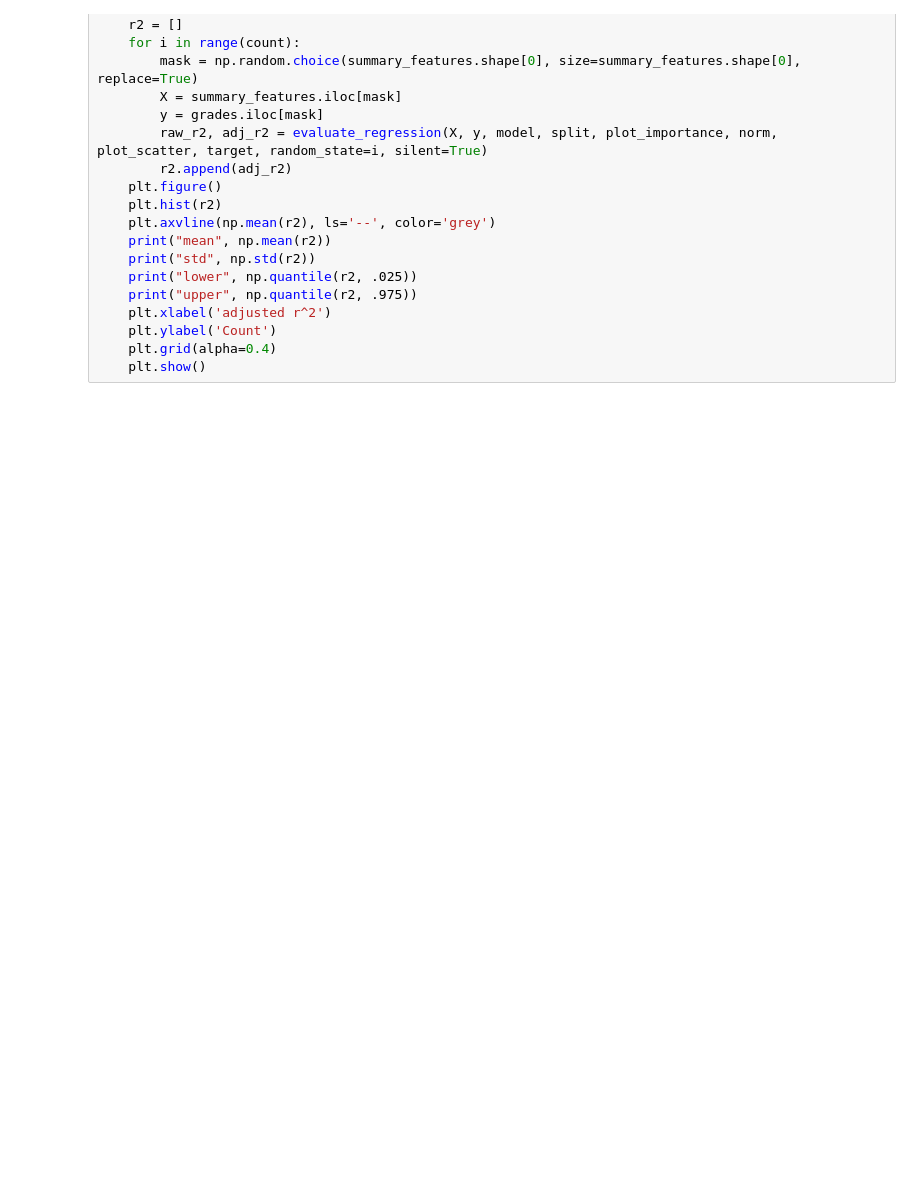
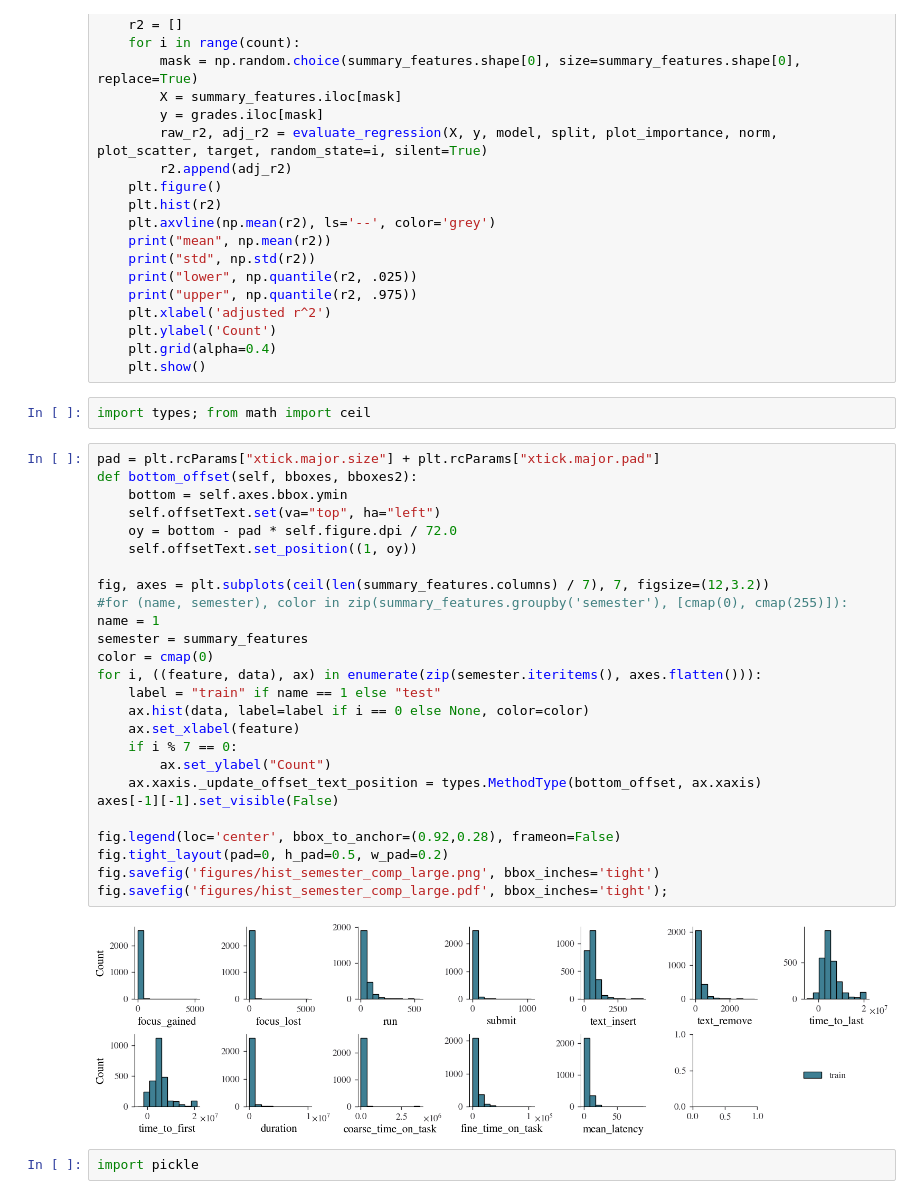
Before and after one commit to zacps/g-is-for-generalisation, a Jupyter notebook: EDA_large.ipynb, the cells around one changed output. Saved outputs shown, nothing was run; the diff lists cells and outputs as text; blank space fills up the shorter version.

```diff
--- a/EDA_large.ipynb
+++ b/EDA_large.ipynb
@@ -920,3 +909,35 @@ def bootstrap_regression(summary_features, grades, model, split, plot_importance
     plt.ylabel('Count')
     plt.grid(alpha=0.4)
     plt.show()
+# %%
+import types; from math import ceil
+# %%
+pad = plt.rcParams["xtick.major.size"] + plt.rcParams["xtick.major.pad"]
+def bottom_offset(self, bboxes, bboxes2):
+    bottom = self.axes.bbox.ymin
+    self.offsetText.set(va="top", ha="left")
+    oy = bottom - pad * self.figure.dpi / 72.0
+    self.offsetText.set_position((1, oy))
+
+fig, axes = plt.subplots(ceil(len(summary_features.columns) / 7), 7, figsize=(12,3.2))
+#for (name, semester), color in zip(summary_features.groupby('semester'), [cmap(0), cmap(255)]):
+name = 1
+semester = summary_features
+color = cmap(0)
+for i, ((feature, data), ax) in enumerate(zip(semester.iteritems(), axes.flatten())):
+    label = "train" if name == 1 else "test"
+    ax.hist(data, label=label if i == 0 else None, color=color)
+    ax.set_xlabel(feature)
+    if i % 7 == 0:
+        ax.set_ylabel("Count")
+    ax.xaxis._update_offset_text_position = types.MethodType(bottom_offset, ax.xaxis)
+axes[-1][-1].set_visible(False)
+
+fig.legend(loc='center', bbox_to_anchor=(0.92,0.28), frameon=False)
+fig.tight_layout(pad=0, h_pad=0.5, w_pad=0.2)
+fig.savefig('figures/hist_semester_comp_large.png', bbox_inches='tight')
+fig.savefig('figures/hist_semester_comp_large.pdf', bbox_inches='tight');
+# %% [output]
+[figure, added]
+# %%
+import pickle
```
Also changed, not shown: parts of 10 cells of this notebook, 5 other files.
